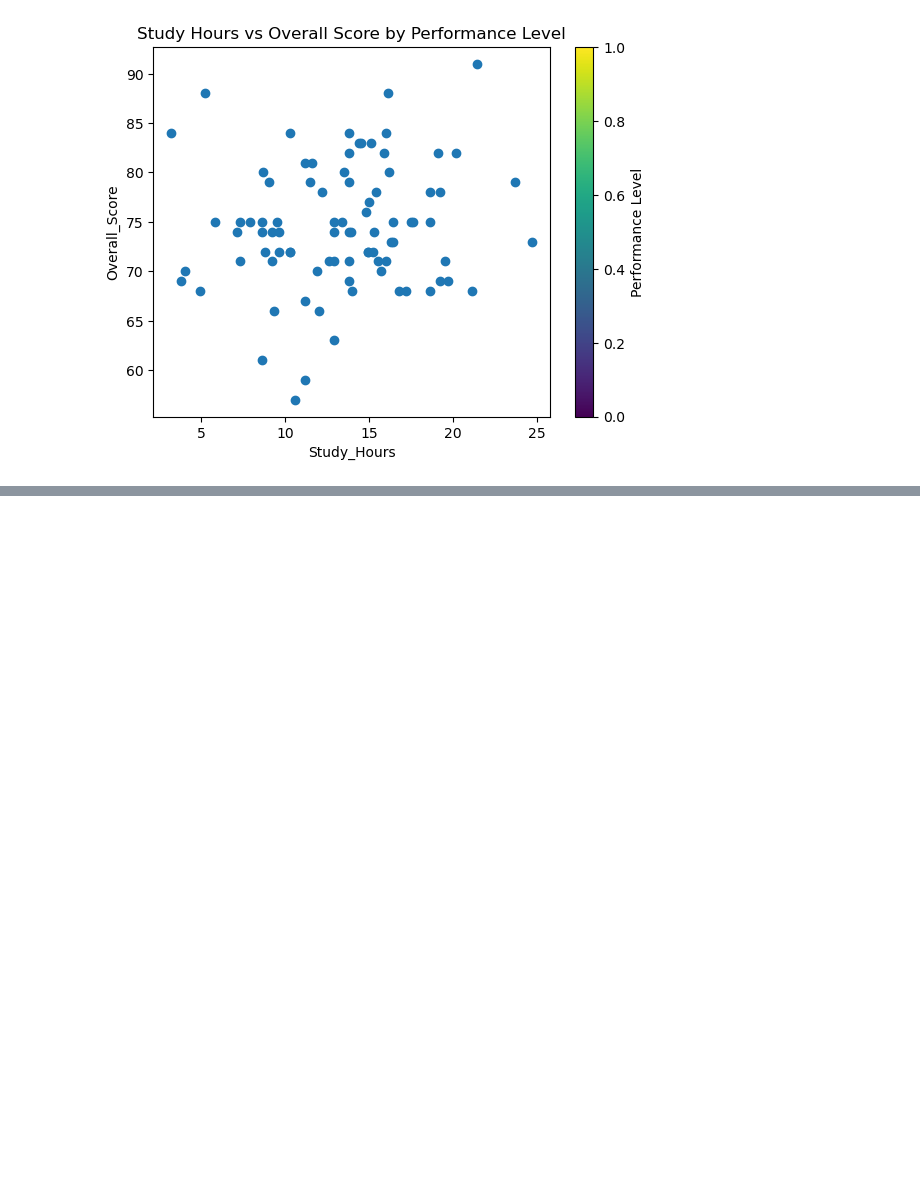
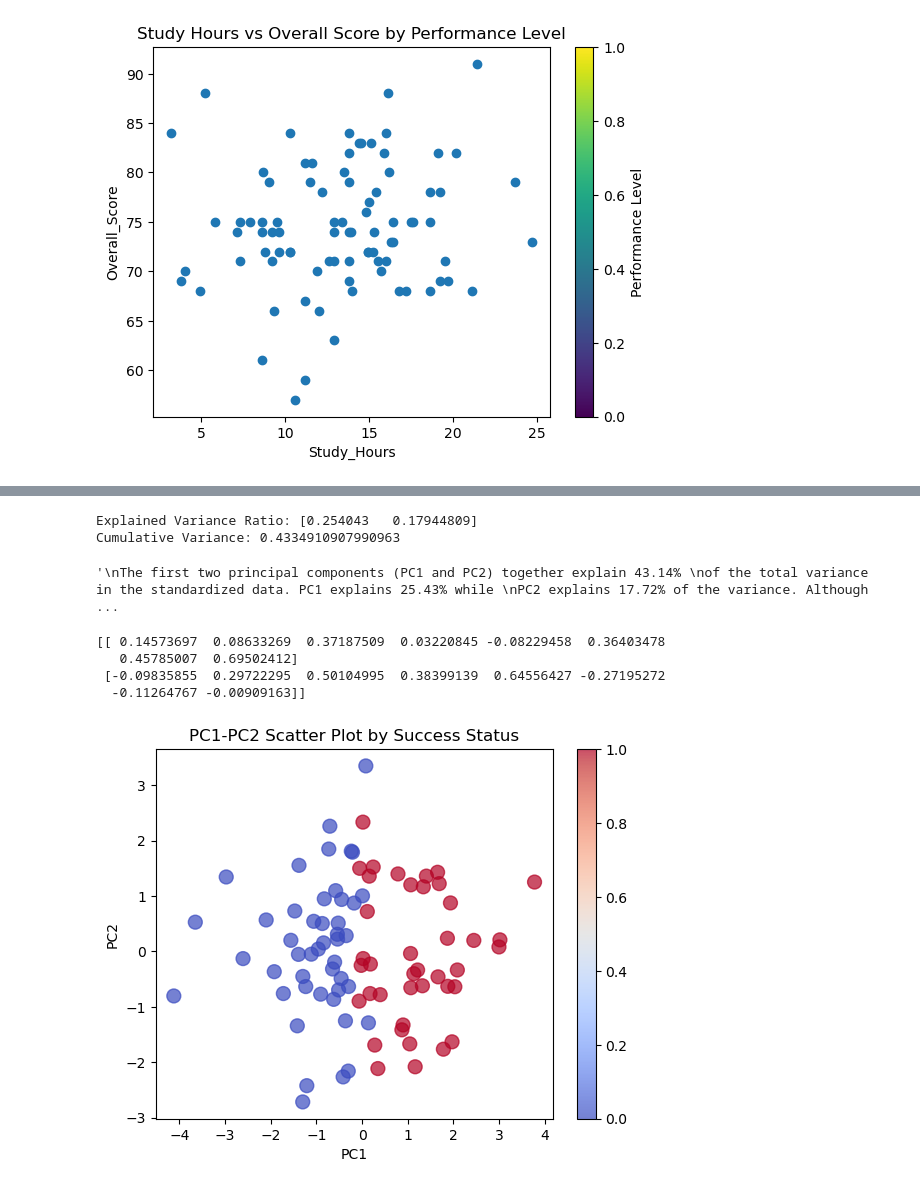
Before and after one commit to AloneMask001/Learning-analytics-data-pipeline, a Jupyter notebook: main.ipynb, the cells around one changed output, grey strips where cells are left out. Cells and saved outputs as stored; diff of their text form; code cells hidden in the pictures; blank space fills up the shorter version.

```diff
--- a/main.ipynb
+++ b/main.ipynb
@@ -570,3 +536,7 @@ df_hw3
+# %%
+from sklearn.preprocessing import LabelEncoder
+le = LabelEncoder()
+encoded = le.fit_transform(df["Success_Status"])
 # %%
 #TAsk 4
 # %%
@@ -579,19 +549,19 @@ plt.show()
 [figure]
 # %%
 
-df_hw3["Teaching_Method"] = df_hw3["Teaching_Method"].str.strip().str.capitalize()
+df["Teaching_Method"] = df["Teaching_Method"].str.strip().str.capitalize()
 
-
+#mapping prevents duplicates.
 teaching_map = {
     "Traditional": "Traditional",
     "Flipped": "Flipped",
     "Project-based": "Project-Based"
 }
 
-df_hw3["Teaching_Method"] = df_hw3["Teaching_Method"].map(teaching_map)
+df["Teaching_Method"] = df["Teaching_Method"].map(teaching_map)
 
-# Kontrol et
-print(df_hw3["Teaching_Method"].unique())
+# chechk it
+print(df["Teaching_Method"].unique())
 # %% [output]
 ['Traditional' 'Flipped' 'Project-Based']
 # %%
@@ -637,0 +618,14 @@ plt.show()
+# %%
+scaler = StandardScaler()
+
+s_data = df.iloc[:, list(range(2,7)) + list(range(9,11))+ list(range(12,13))]
+scaled_data = scaler.fit_transform(s_data)
+#we scaled our columns
+
+pca = PCA(n_components=2)
+pca_result = pca.fit_transform(scaled_data)
+
+pca_df = pd.DataFrame(pca_result, columns=["PC1","PC2"])
+
+pca_df
+#We had a 8 columns with help of pca we reduced to 2 components.
@@ -637,0 +646,32 @@ plt.show()
+# %%
+print("\nExplained Variance Ratio:", pca.explained_variance_ratio_)
+print("Cumulative Variance:", pca.explained_variance_ratio_.sum())
+"""
+The first two principal components (PC1 and PC2) together explain 43.14%
+of the total variance in the standardized data. PC1 explains 25.43% while
+PC2 explains 17.72% of the variance. Although this cumulative variance
+is moderate, these two components capture a substantial portion of the
+underlying patterns in the learning behavior variables."
+"""
+# %% [output]
+Explained Variance Ratio: [0.254043   0.17944809]
+Cumulative Variance: 0.4334910907990963
+'\nThe first two principal components (PC1 and PC2) together explain 43.14% \nof the total variance in the standardized data. PC1 explains 25.43% while \nPC2 explains 17.72% of the variance. Although  ...
+# %%
+print(pca.components_)
+# %% [output]
+[[ 0.14573697  0.08633269  0.37187509  0.03220845 -0.08229458  0.36403478
+   0.45785007  0.69502412]
+ [-0.09835855  0.29722295  0.50104995  0.38399139  0.64556427 -0.27195272
+  -0.11264767 -0.00909163]]
+# %%
+x = pca_df["PC1"]
+y = pca_df["PC2"]
+
+scatter = plt.scatter(pca_df["PC1"], pca_df["PC2"], c=encoded, cmap="coolwarm", s=100, alpha=0.7)
+plt.xlabel("PC1")
+plt.ylabel("PC2")
+plt.title("PC1-PC2 Scatter Plot by Success Status")
+cbar = plt.colorbar(scatter)
+# %% [output]
+[figure, added]
```
Also changed, not shown: parts of 50 cells of this notebook.
